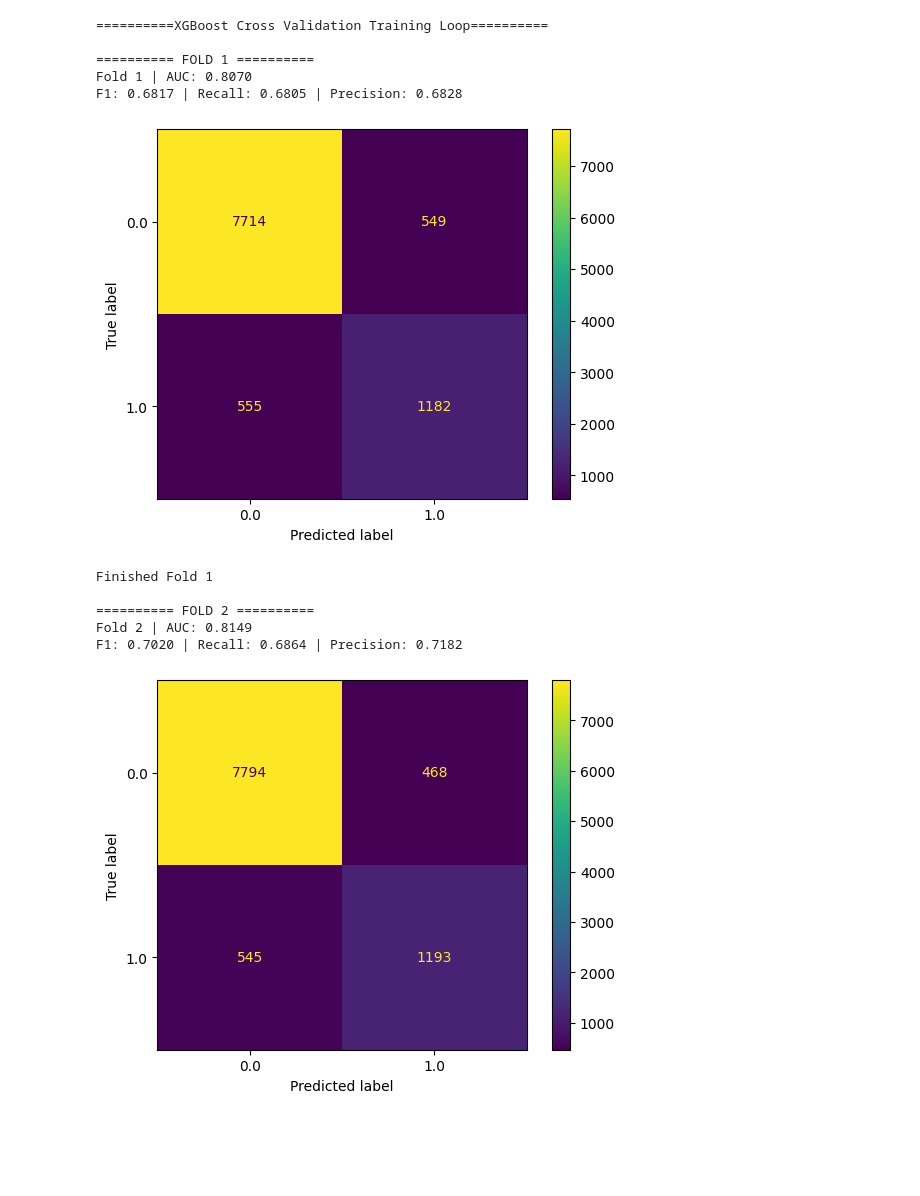
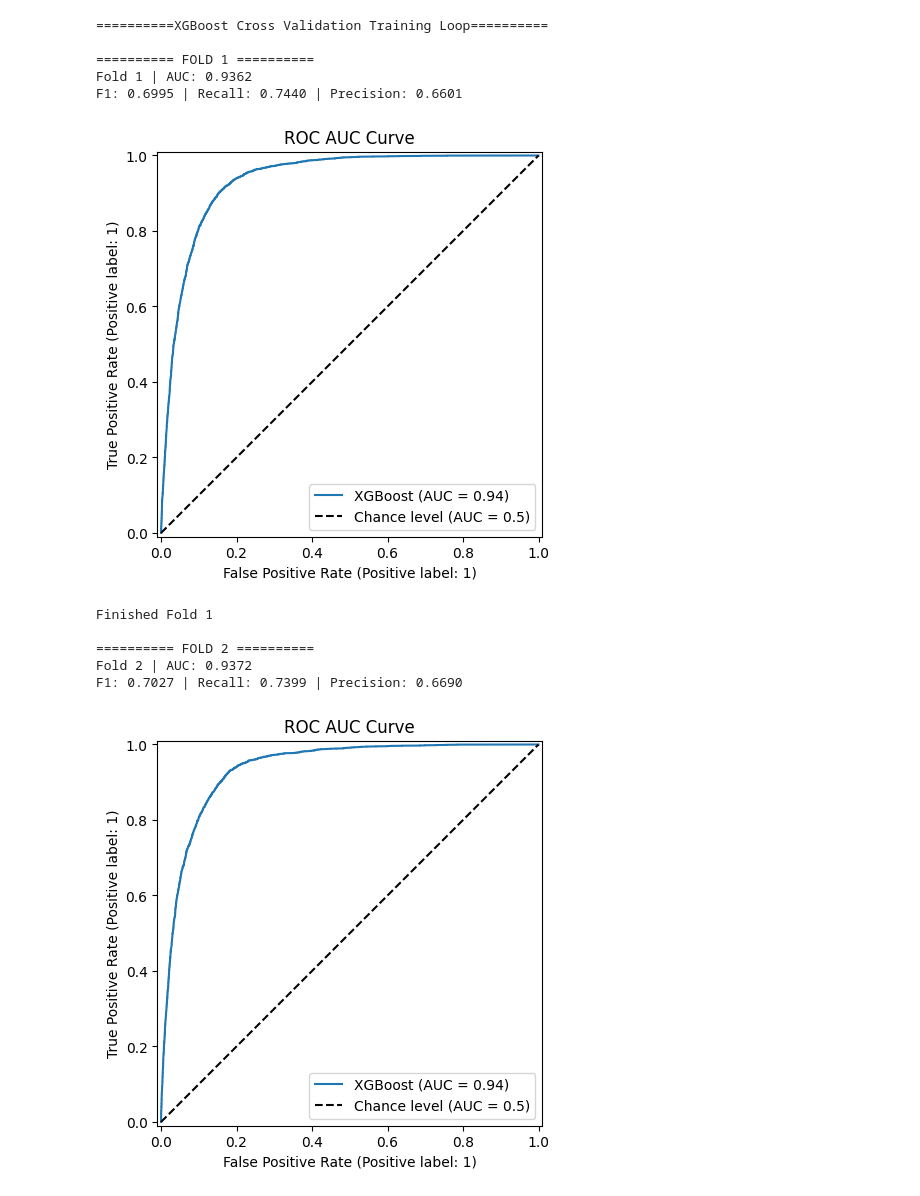
Before and after one commit to YWY2002/E-vehicle-purchase-prediction, a Jupyter notebook: xgb_training.ipynb, the cells around one changed output. Cells and saved outputs as stored; diff of their text form; code cells hidden in the pictures; blank space fills up the shorter version.

```diff
--- a/xgb_training.ipynb
+++ b/xgb_training.ipynb
@@ -11,5 +12,12 @@ df = pd.read_csv("data/train-cat-encoded.csv")
 print("Training set size: ", df.shape)
 y = df['Will_Buy_EV']
 x = df.drop(columns=['Will_Buy_EV'])
+x = x.drop(columns=['id'])
+binary_features = ['Home_Charging_Possible', 'Subsidy_Available',
+                     'City_Type_Urban', 'City_Type_Suburban', 'City_Type_Rural',
+                     'Current_Car_Type_Sedan', 'Current_Car_Type_SUV',
+                     'Current_Car_Type_Hatchback', 'Current_Car_Type_Truck',
+                     'Gender_Male', 'Gender_Female', 'Gender_Other']
+print(binary_features)
 # %% [output]
 Training set size:  (668665, 22)
@@ -16,10 +25,12 @@ Training set size:  (668665, 22)
 # %%
 n_splits = 5
 skf = StratifiedKFold(n_splits=n_splits, shuffle=True, random_state=42)
-subsetNum = 50000
+subsetNum = 100000
 subset_x = x.iloc[:subsetNum]
 subset_y = y.iloc[:subsetNum]
-smote = SMOTE(random_state=42)
+smote = SMOTENC(
+    random_state=42,
+    categorical_features=binary_features)
 ada = ADASYN(n_neighbors=5, random_state=42)
 # %%
 xgbAucList = []
@@ -43,44 +54,59 @@ for fold, (train_idx, val_idx) in enumerate(skf.split(subset_x, subset_y)):
     learning_rate=0.1,     # shrinkage per round
     subsample=0.8,         # row sampling per tree
     colsample_bytree=0.8,  # feature sampling per tree
     eval_metric='logloss'
 )
     model.fit(X_train_resampled, y_train_resampled)
     y_pred = model.predict(X_val)
-    auc = roc_auc_score(y_val, y_pred)
+    y_prob = model.predict_proba(X_val)[:, 1]
+
+    auc = roc_auc_score(y_val, y_prob)
     f1 = f1_score(y_val, y_pred)
     recall = recall_score(y_val, y_pred)
     precision = precision_score(y_val, y_pred)
 
     print(f"Fold {fold + 1} | AUC: {auc:.4f}")
     print(f"F1: {f1:.4f} | Recall: {recall:.4f} | Precision: {precision:.4f}")
-    ConfusionMatrixDisplay.from_predictions(y_val, y_pred)
+
+    # ConfusionMatrixDisplay.from_predictions(y_val, y_pred)
+    fig, ax = plt.subplots(figsize=(6, 5))
+    RocCurveDisplay.from_estimator(model, X_val, y_val, ax=ax, name="XGBoost")
+    ax.plot([0, 1], [0, 1], "k--", label="Chance level (AUC = 0.5)")
+    ax.set_title("ROC AUC Curve")
+    ax.legend(loc="lower right")
     plt.show()
+
+    # explainer = shap.Explainer(model, X_train_resampled)
+    # shap_values = explainer(X_val)
+
+    # # 4. Plot the Beeswarm summary chart
+    # shap.plots.beeswarm(shap_values)
+
     xgbAucList.append(auc)
     xgbF1List.append(f1)
     xgbRecallList.append(recall)
     xgbPrecisionList.append(precision)
 
     print(f"Finished Fold {fold + 1}")
 
 print(f"Avg AUC: {(sum(xgbAucList) / n_splits):.4f}")
 print(f"Avg F1: {(sum(xgbF1List) / n_splits):.4f}")
 print(f"Avg Recall: {(sum(xgbRecallList) / n_splits):.4f}")
 print(f"Avg Precision: {(sum(xgbPrecisionList) / n_splits):.4f}")
 print(f"Std AUC: {np.std(xgbAucList)}")
 # %% [output]
 ==========XGBoost Cross Validation Training Loop==========
 
 ========== FOLD 1 ==========
-Fold 1 | AUC: 0.8070
-F1: 0.6817 | Recall: 0.6805 | Precision: 0.6828
+Fold 1 | AUC: 0.9362
+F1: 0.6995 | Recall: 0.7440 | Precision: 0.6601
-[figure, old version]
+[figure, new version]
 Finished Fold 1
 
 ========== FOLD 2 ==========
-Fold 2 | AUC: 0.8149
-F1: 0.7020 | Recall: 0.6864 | Precision: 0.7182
+Fold 2 | AUC: 0.9372
+F1: 0.7027 | Recall: 0.7399 | Precision: 0.6690
-[figure, old version]
+[figure, new version]
 Finished Fold 2
 
 ========== FOLD 3 ==========
```
Also changed, not shown: parts of 4 cells of this notebook, 3 other files.
